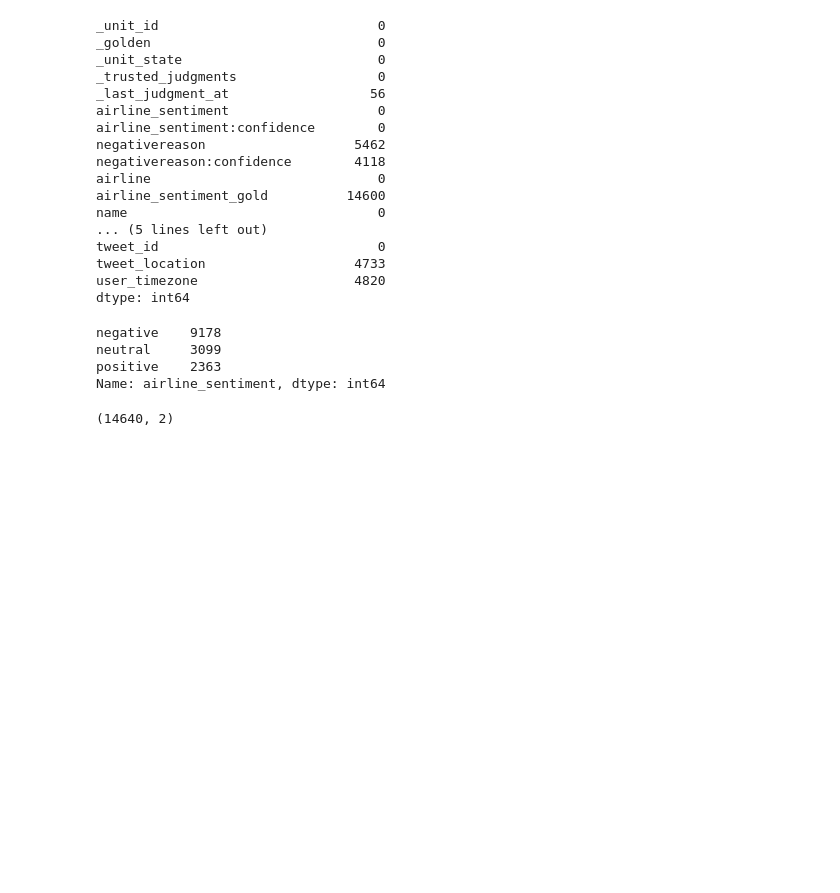
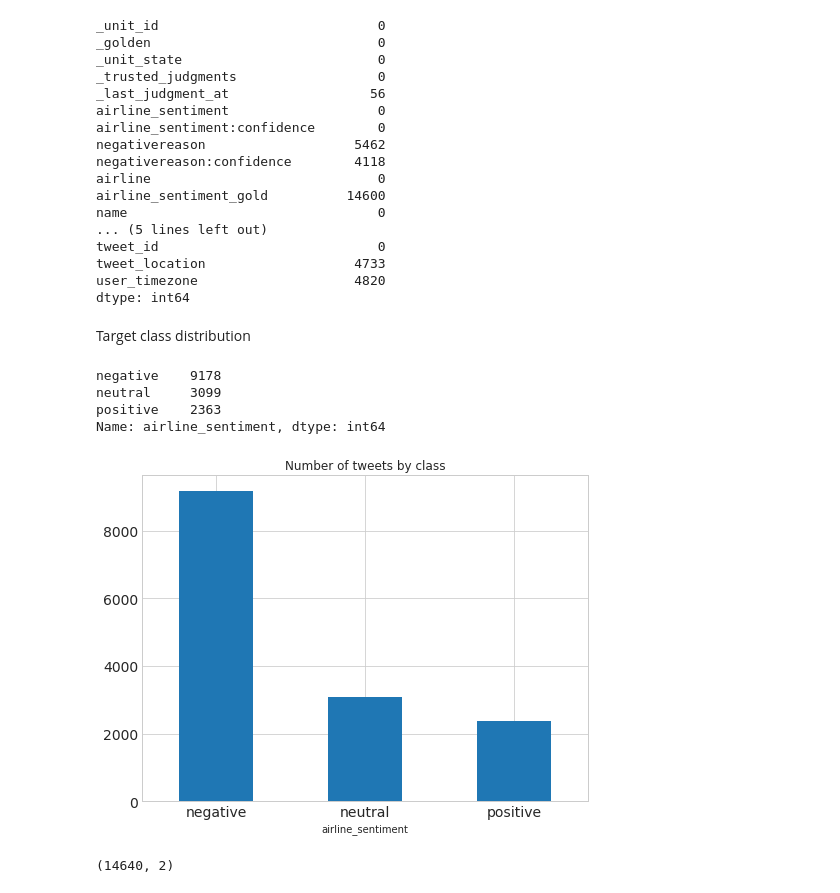
Before and after one commit to martinpella/twitter-airlines, a Jupyter notebook: shallow_learning.ipynb, the cells around one changed output. Drawn from its saved outputs; the diff is of its cells as text; code cells hidden in the pictures; blank space fills up the shorter version.

```diff
--- a/shallow_learning.ipynb
+++ b/shallow_learning.ipynb
@@ -59,6 +61,8 @@ tweet_id                            0
 tweet_location                   4733
 user_timezone                    4820
 dtype: int64
+# %% [markdown]
+Target class distribution
 # %%
 raw_df['airline_sentiment'].value_counts()
 # %% [output]
@@ -66,6 +70,14 @@ negative    9178
 neutral     3099
 positive    2363
 Name: airline_sentiment, dtype: int64
+# %%
+plt.rc('xtick', labelsize=14)
+plt.rc('ytick', labelsize=14)
+sns.set_style(style='whitegrid')
+# %%
+df.groupby(['airline_sentiment']).count().plot(kind='bar', figsize=(8, 6), rot=0, legend=False, title='Number of tweets by class');
+# %% [output]
+[figure, added]
 # %%
 df = raw_df[['text', 'airline_sentiment']].copy()
 # %%
```
Also changed, not shown: parts of 9 cells of this notebook, 1 other file.
